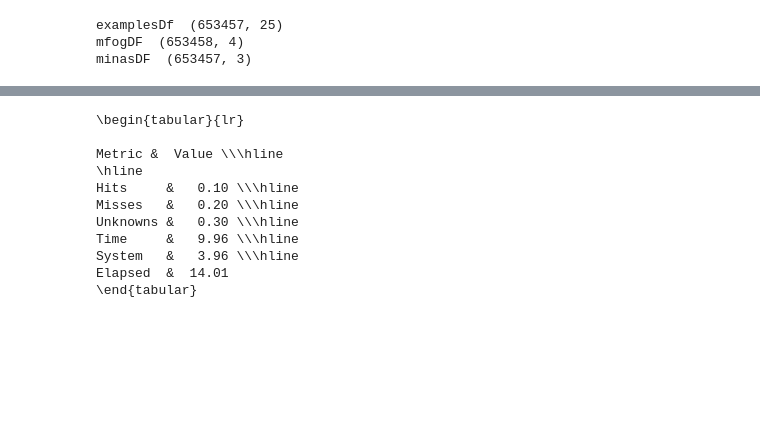
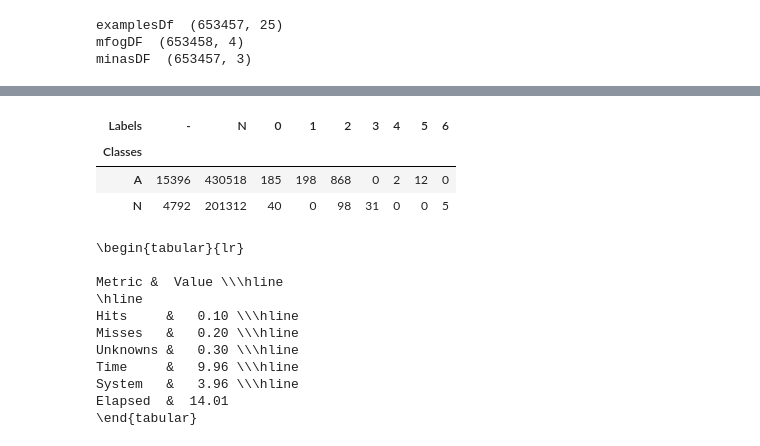
Before and after one commit to luis-puhl/minas-flink, a Jupyter notebook: src/evaluation/evaluate.ipynb, the cells around one changed output, grey strips where cells are left out. Cells and saved outputs as stored; diff of their text form; code cells hidden in the pictures; blank space fills up the shorter version.

```diff
--- a/src/evaluation/evaluate.ipynb
+++ b/src/evaluation/evaluate.ipynb
@@ -44,3 +56,14 @@ minas hits 199708
+# %%
+cf[sorted(list(cf.columns), key=lambda x: int(x) if x.isnumeric() else -1)]
+# cf = cf.transpose()
+# cf['Assigned'] = [l if l in off else c for l, c in zip(cf.index.to_list(), cf.idxmax(axis='columns'))]
+# cf['Hits'] = [0 if l == '-' else cf.at[i, l] for i, l in cf['Assigned'].iteritems()]
+# cf
+# %% [output]
+| Labels | - | N | 0 | 1 | 2 | 3 | 4 | 5 | 6 |
+| Classes |  |  |  |  |  |  |  |  |  |
+| A | 15396 | 430518 | 185 | 198 | 868 | 0 | 2 | 12 | 0 |
+| N | 4792 | 201312 | 40 | 0 | 98 | 31 | 0 | 0 | 5 |
 # %%
 tm = getTimeFromLog('../../experiments/online-nd.log')
 resume = pd.DataFrame({
```
Also changed, not shown: parts of 3 cells of this notebook, 1 other file.
